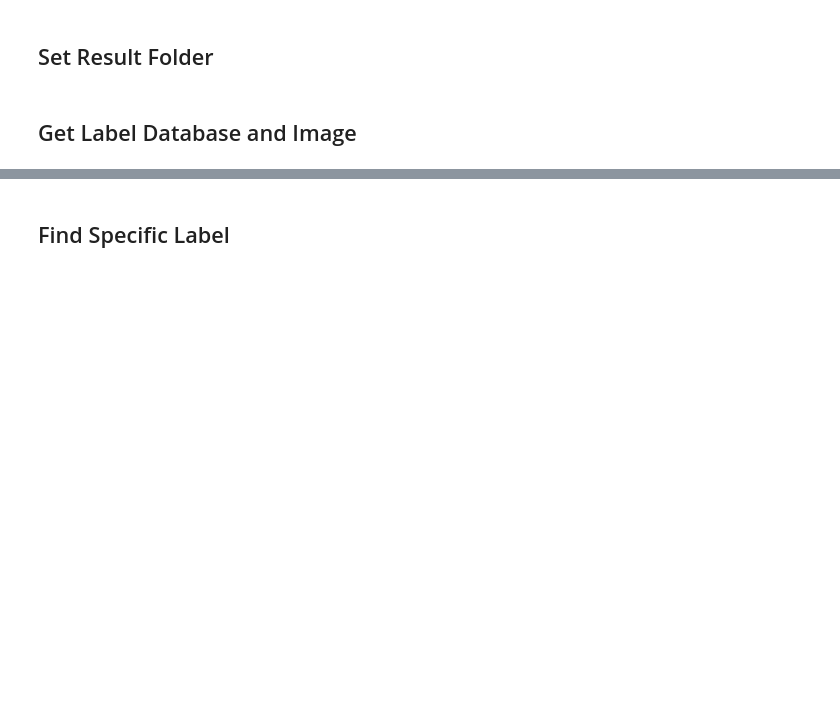
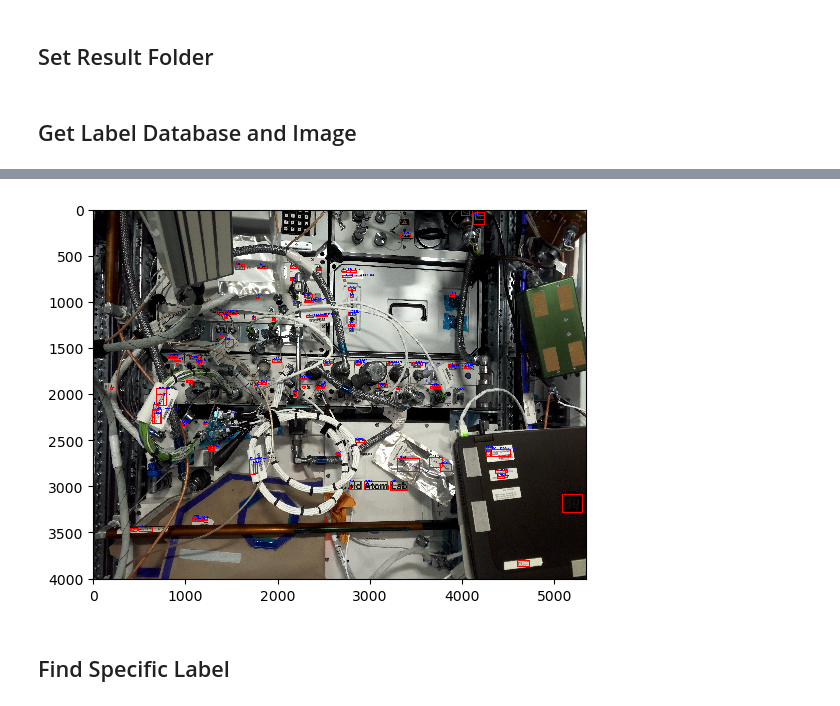
Before and after one commit to nasa/isaac, a Jupyter notebook: analyst/workspace/ocr_parse_image.ipynb, the cells around one changed output, grey strips where cells are left out. Drawn from its saved outputs; the diff is of its cells as text; code cells hidden in the pictures; blank space fills up the shorter version.

```diff
--- a/analyst/workspace/ocr_parse_image.ipynb
+++ b/analyst/workspace/ocr_parse_image.ipynb
@@ -21,3 +28,8 @@ FileNotFoundError: [Errno 2] No such file or directory: '/path/to/result/folder/
+# %%
+plt.imshow(result_image)
+plt.show()
+# %% [output]
+[figure, added]
 # %% [markdown]
 ## Find Specific Label
 # %%
```
Also changed, not shown: parts of 4 cells of this notebook, 4 other files.
